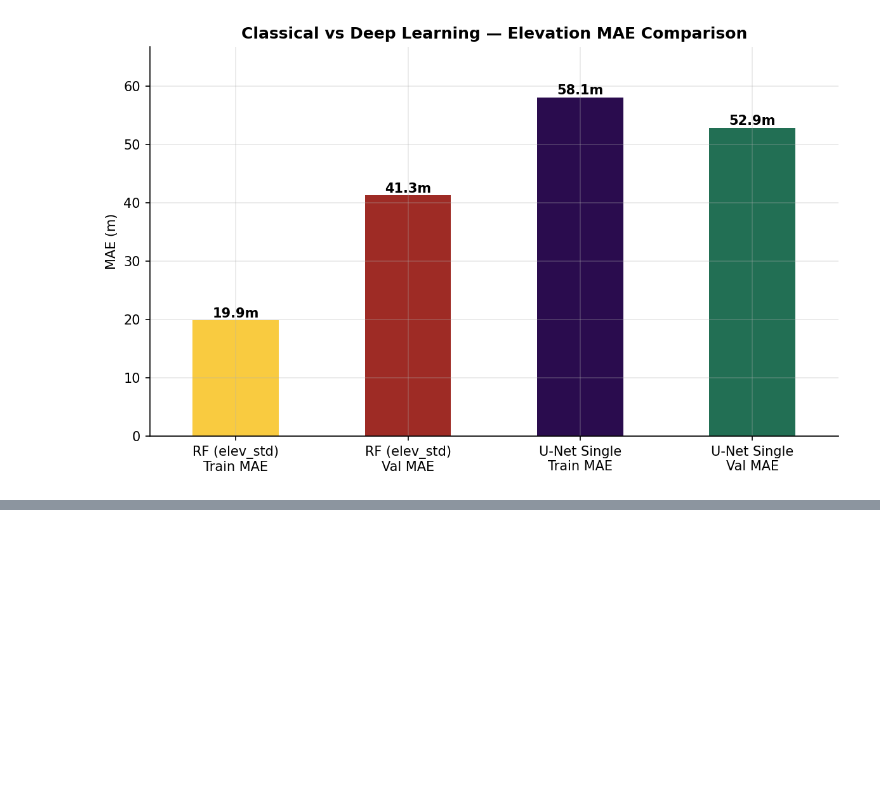
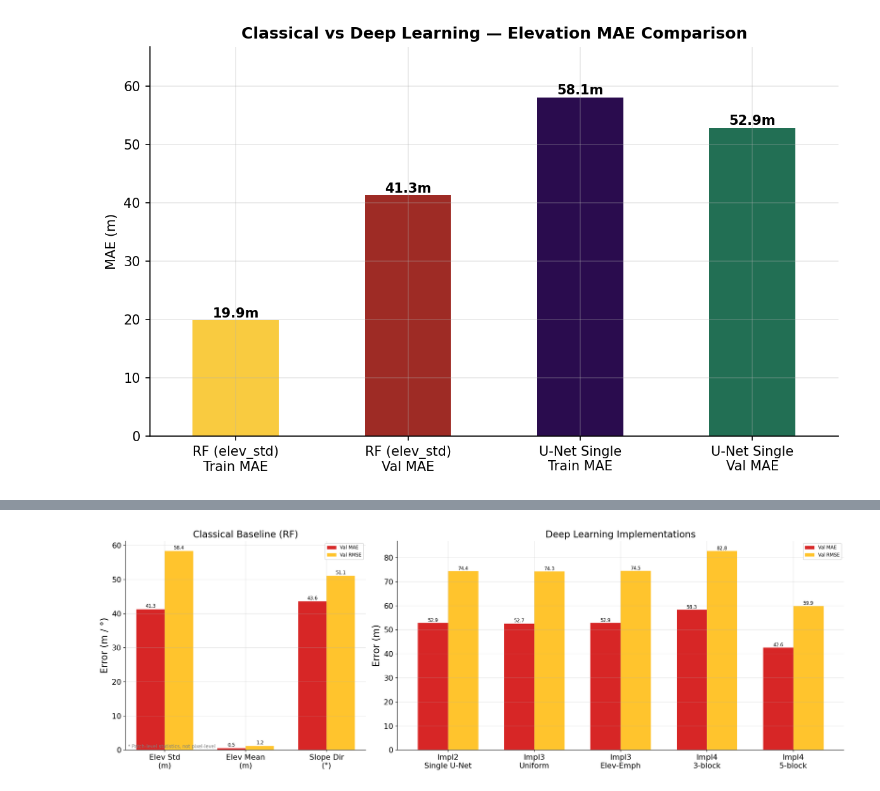
Before and after one commit to harshithkethavath/MarsDEMNet, a Jupyter notebook: notebooks/plots.ipynb, the cells around one changed output, grey strips where cells are left out. Drawn from its saved outputs; the diff is of its cells as text; code cells hidden in the pictures; blank space fills up the shorter version.

```diff
--- a/notebooks/plots.ipynb
+++ b/notebooks/plots.ipynb
@@ -139,0 +206,78 @@ plt.show()
+# %%
+# ── Font control ──────────────────────────────────────────
+FONT = {
+    'title':      16,
+    'axis_label': 16,
+    'tick':       13,
+    'bar_label':  8,
+    'legend':     8,
+}
+
+# ── Data ──────────────────────────────────────────────────
+rf_labels  = ['Elev Std\n(m)', 'Elev Mean\n(m)', 'Slope Dir\n(°)']
+rf_keys    = ['elev_std', 'elev_mean', 'slope_dir']
+rf_mae     = [rf[k]['val_mae']  for k in rf_keys]
+rf_rmse    = [rf[k]['val_rmse'] for k in rf_keys]
+
+dl_labels  = ['Impl2\nSingle U-Net', 'Impl3\nUniform', 'Impl3\nElev-Emph',
+              'Impl4\n3-block', 'Impl4\n5-block']
+dl_mae     = [min(impl2['history']['val_mae']),
+              min(impl3['histories']['uniform']['val_elev_mae']),
+              min(impl3['histories']['elev_emph']['val_elev_mae']),
+              min(impl4['histories']['3block']['val_elev_mae']),
+              min(impl4['histories']['5block']['val_elev_mae'])]
+dl_rmse    = [impl2['best_val_rmse'],
+              impl3['best_elev_rmse'],
+              min(impl3['histories']['elev_emph']['val_elev_rmse']),
+              impl4['variants']['3block']['best_elev_rmse'],
+              impl4['variants']['5block']['best_elev_rmse']]
+
+# ── Figure ────────────────────────────────────────────────
+fig, axes = plt.subplots(1, 2, figsize=(18, 6),
+                         gridspec_kw={'width_ratios': [35, 65]})
+
+x_rf = np.arange(len(rf_labels))
+x_dl = np.arange(len(dl_labels))
+w = 0.35
+
+# --- Left: RF ---
+ax = axes[0]
+b1 = ax.bar(x_rf - w/2, rf_mae,  w, label='Val MAE',  color='#d00000', alpha=0.85)
+b2 = ax.bar(x_rf + w/2, rf_rmse, w, label='Val RMSE', color='#ffba08', alpha=0.85)
+for bar, v in zip(b1, rf_mae):
+    ax.text(bar.get_x() + bar.get_width()/2, v + 0.5,
+            f'{v:.1f}', ha='center', fontsize=FONT['bar_label'])
+for bar, v in zip(b2, rf_rmse):
+    ax.text(bar.get_x() + bar.get_width()/2, v + 0.5,
+            f'{v:.1f}', ha='center', fontsize=FONT['bar_label'])
+ax.set_xticks(x_rf)
+ax.set_xticklabels(rf_labels, fontsize=FONT['tick'])
+ax.set_ylabel('Error (m / °)', fontsize=FONT['axis_label'])
+ax.set_title('Classical Baseline (RF)', fontsize=FONT['title'])
+ax.tick_params(axis='y', labelsize=FONT['tick'])
+ax.legend(fontsize=FONT['legend'])
+ax.annotate('* Patch-level statistics, not pixel-level',
+            xy=(0.01, 0.01), xycoords='axes fraction',
+            fontsize=8, color='gray')
+
+# --- Right: DL ---
+ax = axes[1]
+b3 = ax.bar(x_dl - w/2, dl_mae,  w, label='Val MAE',  color='#d00000', alpha=0.85)
+b4 = ax.bar(x_dl + w/2, dl_rmse, w, label='Val RMSE', color='#ffba08', alpha=0.85)
+for bar, v in zip(b3, dl_mae):
+    ax.text(bar.get_x() + bar.get_width()/2, v + 0.5,
+            f'{v:.1f}', ha='center', fontsize=FONT['bar_label'])
+for bar, v in zip(b4, dl_rmse):
+    ax.text(bar.get_x() + bar.get_width()/2, v + 0.5,
+            f'{v:.1f}', ha='center', fontsize=FONT['bar_label'])
+ax.set_xticks(x_dl)
+ax.set_xticklabels(dl_labels, fontsize=FONT['tick'])
+ax.set_ylabel('Error (m)', fontsize=FONT['axis_label'])
+ax.set_title('Deep Learning Implementations', fontsize=FONT['title'])
+ax.tick_params(axis='y', labelsize=FONT['tick'])
+ax.legend(fontsize=FONT['legend'])
+
+plt.tight_layout()
+plt.show()
+# %% [output]
+[figure, added]
```
Also changed, not shown: parts of 5 cells of this notebook, 1 other file.
